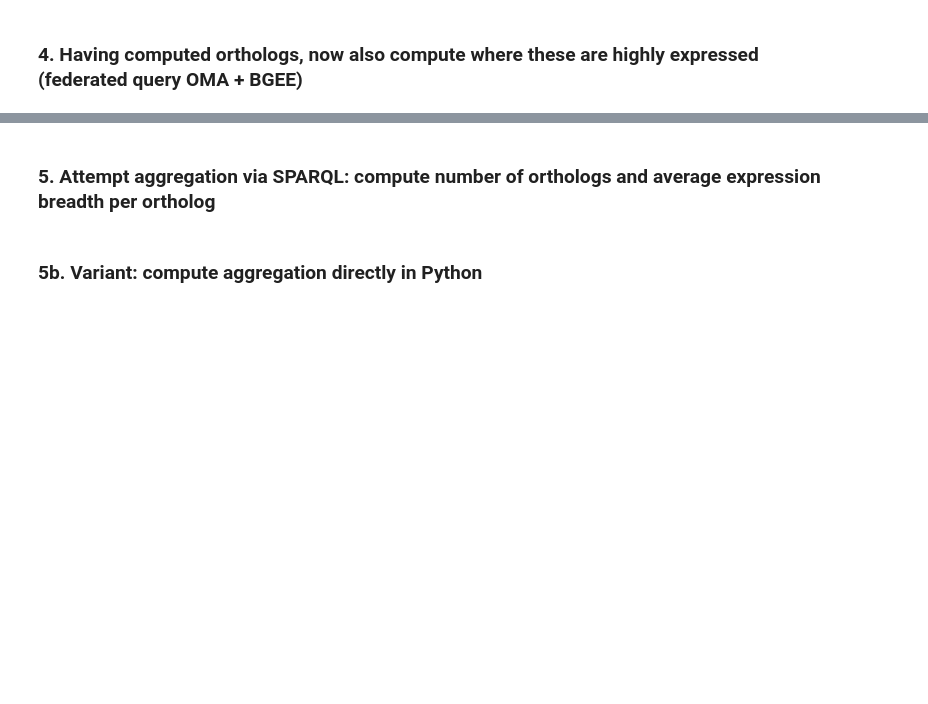
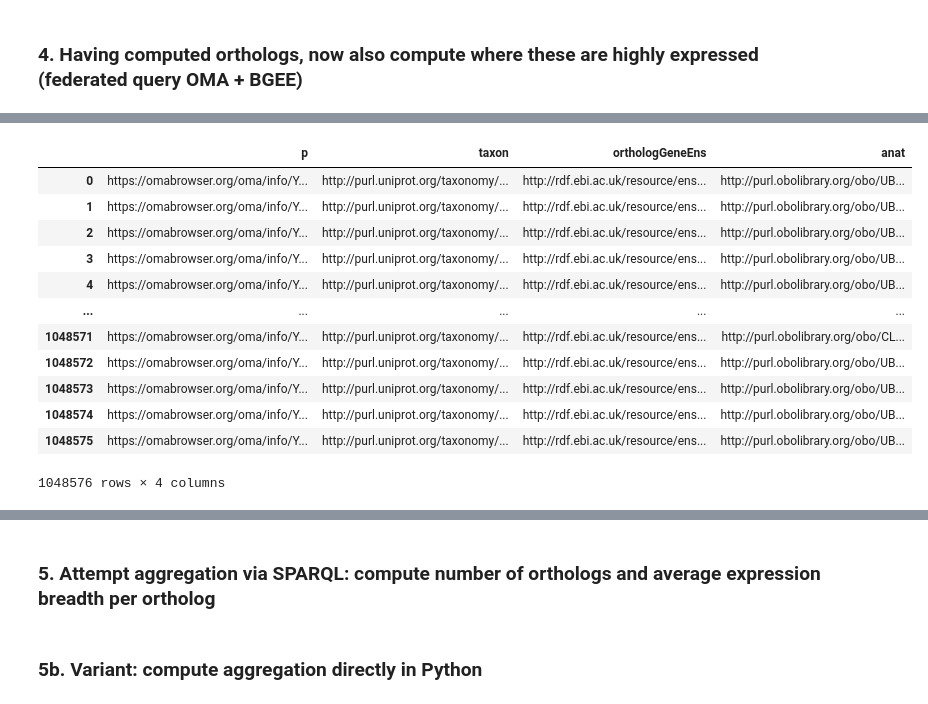
Before and after one commit to dssib/swat23-data-in-use, a Jupyter notebook: UniProt-OMA-Bgee.ipynb, the cells around one changed output, grey strips where cells are left out. Saved outputs shown, nothing was run; the diff lists cells and outputs as text; code cells hidden in the pictures; blank space fills up the shorter version.

```diff
--- a/UniProt-OMA-Bgee.ipynb
+++ b/UniProt-OMA-Bgee.ipynb
@@ -179,0 +290,66 @@ The previous query illustrates that the taxon we are looking for is certainly NC
+# %%
+%%time
+query_Bgee_OMA = """
+PREFIX rdf: <http://www.w3.org/1999/02/22-rdf-syntax-ns#>
+PREFIX rdfs: <http://www.w3.org/2000/01/rdf-schema#>
+PREFIX owl: <http://www.w3.org/2002/07/owl#>
+PREFIX xsd: <http://www.w3.org/2001/XMLSchema#>
+PREFIX dc: <http://purl.org/dc/elements/1.1/>
+PREFIX dct: <http://purl.org/dc/terms/>
+PREFIX skos: <http://www.w3.org/2004/02/skos/core#>
+PREFIX obo: <http://purl.obolibrary.org/obo/>
+PREFIX ensembl: <http://rdf.ebi.ac.uk/resource/ensembl/>
+PREFIX oma: <http://omabrowser.org/ontology/oma#>
+PREFIX orth: <http://purl.org/net/orth#>
+PREFIX sio: <http://semanticscience.org/resource/>
+PREFIX taxon: <http://purl.uniprot.org/taxonomy/>
+PREFIX up: <http://purl.uniprot.org/core/>
+PREFIX void: <http://rdfs.org/ns/void#>
+PREFIX lscr: <http://purl.org/lscr#>
+PREFIX genex: <http://purl.org/genex#>
+
+select ?p ?taxon ?orthologGeneEns ?anat  where {
+
+SERVICE <https://bgee.org/sparql/> {
+	SELECT DISTINCT ?taxon {
+        ?taxon a up:Taxon .
+    }
+}
+
+?p a orth:Protein.
+?p orth:organism/obo:RO_0002162 taxon:559292.
+?cluster a orth:OrthologsCluster.
+?cluster orth:hasHomologousMember ?node1.
+?cluster orth:hasHomologousMember ?node2.
+?node2 orth:hasHomologousMember* ?ortholog.
+?node1 orth:hasHomologousMember* ?p.
+?ortholog sio:SIO_010079 ?gene . #is encoded by
+?gene lscr:xrefEnsemblGene ?orthologGeneEns .
+?ortholog orth:organism/obo:RO_0002162 ?taxon.
+
+filter(?node1 != ?node2)
+
+SERVICE <https://bgee.org/sparql/> {
+	SELECT DISTINCT ?orthologGeneEns ?anat {
+		?geneB a orth:Gene .
+		?geneB lscr:xrefEnsemblGene ?orthologGeneEns .
+        ?expr <http://purl.org/genex#hasSequenceUnit> ?geneB.
+        ?expr a <http://purl.org/genex#Expression> .
+        ?expr genex:hasConfidenceLevel obo:CIO_0000029 . # high confidence level
+        ?expr genex:hasExpressionLevel ?exprLevel .
+        FILTER (?exprLevel > 99) # highly expressed
+        ?cond genex:hasAnatomicalEntity ?anat .
+	}
+}
+
+}
+
+"""
+
+sparql_endpoint_OMA.setQuery(query_Bgee_OMA)
+sparql_endpoint_OMA.setReturnFormat(JSON)
+
+results = sparql_endpoint_OMA.query().convert()
+
+pretty_print(results)
+# %% [output]
@@ -179,0 +358,13 @@ The previous query illustrates that the taxon we are looking for is certainly NC
+|  | p | taxon | orthologGeneEns | anat |
+| 0 | https://omabrowser.org/oma/info/Y... | http://purl.uniprot.org/taxonomy/... | http://rdf.ebi.ac.uk/resource/ens... | http://purl.obolibrary.org/obo/UB... |
+| 1 | https://omabrowser.org/oma/info/Y... | http://purl.uniprot.org/taxonomy/... | http://rdf.ebi.ac.uk/resource/ens... | http://purl.obolibrary.org/obo/UB... |
+| 2 | https://omabrowser.org/oma/info/Y... | http://purl.uniprot.org/taxonomy/... | http://rdf.ebi.ac.uk/resource/ens... | http://purl.obolibrary.org/obo/UB... |
+| 3 | https://omabrowser.org/oma/info/Y... | http://purl.uniprot.org/taxonomy/... | http://rdf.ebi.ac.uk/resource/ens... | http://purl.obolibrary.org/obo/UB... |
+| 4 | https://omabrowser.org/oma/info/Y... | http://purl.uniprot.org/taxonomy/... | http://rdf.ebi.ac.uk/resource/ens... | http://purl.obolibrary.org/obo/UB... |
+| ... | ... | ... | ... | ... |
+| 1048571 | https://omabrowser.org/oma/info/Y... | http://purl.uniprot.org/taxonomy/... | http://rdf.ebi.ac.uk/resource/ens... | http://purl.obolibrary.org/obo/CL... |
+| 1048572 | https://omabrowser.org/oma/info/Y... | http://purl.uniprot.org/taxonomy/... | http://rdf.ebi.ac.uk/resource/ens... | http://purl.obolibrary.org/obo/UB... |
+| 1048573 | https://omabrowser.org/oma/info/Y... | http://purl.uniprot.org/taxonomy/... | http://rdf.ebi.ac.uk/resource/ens... | http://purl.obolibrary.org/obo/UB... |
+| 1048574 | https://omabrowser.org/oma/info/Y... | http://purl.uniprot.org/taxonomy/... | http://rdf.ebi.ac.uk/resource/ens... | http://purl.obolibrary.org/obo/UB... |
+| 1048575 | https://omabrowser.org/oma/info/Y... | http://purl.uniprot.org/taxonomy/... | http://rdf.ebi.ac.uk/resource/ens... | http://purl.obolibrary.org/obo/UB... |
+1048576 rows × 4 columns
```
Also changed, not shown: parts of 17 cells of this notebook.
